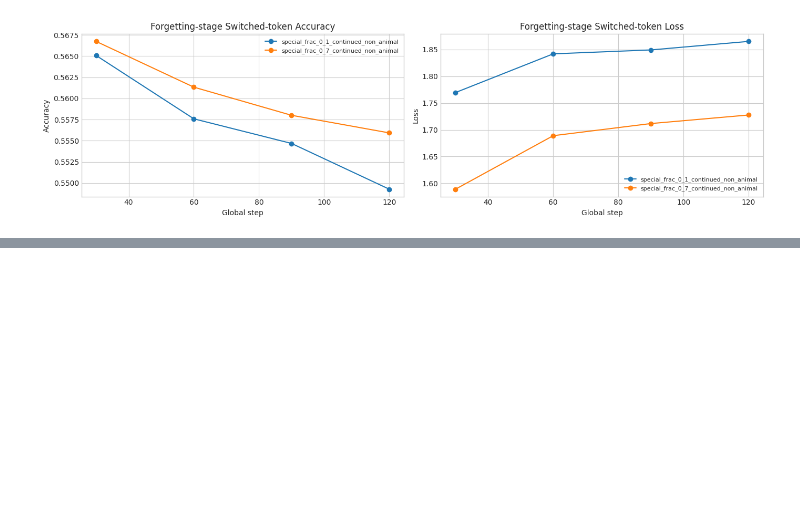
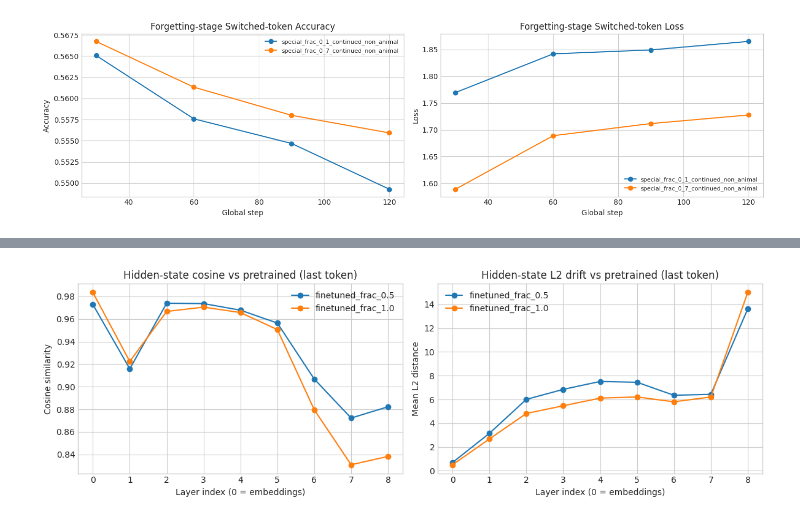
Before and after one commit to sunnyhoward/tinystoriesFT, a Jupyter notebook: analyze_experiment_results.ipynb, the cells around one changed output, grey strips where cells are left out. Cells and saved outputs as stored; diff of their text form; code cells hidden in the pictures; blank space fills up the shorter version.

```diff
--- a/analyze_experiment_results.ipynb
+++ b/analyze_experiment_results.ipynb
@@ -366,0 +621,91 @@ The man said, "Of course, Mia. But you have to be careful. Do you want to come i
+# %%
+# Interp 2: layer-wise hidden-state drift and output KL vs pretrained
+from transformers import AutoTokenizer
+
+probe_prompts = [
+    "Laura saw a lion in the garden and",
+    "Max and the dog walked to the river where",
+    "Tim told the rabbit that",
+    "At school, Mia learned that",
+    "The cat and the boy were playing when",
+    "One day, a tiger and a child",
+]
+
+# Robust tokenizer fallback (some model tokenizers can return 0-length encodings)
+analysis_tokenizer = tokenizer
+probe_test = analysis_tokenizer("hello world", return_tensors="pt")["input_ids"]
+if probe_test.shape[1] == 0:
+    analysis_tokenizer = AutoTokenizer.from_pretrained("EleutherAI/gpt-neo-125M", use_fast=True)
+    if analysis_tokenizer.pad_token is None:
+        analysis_tokenizer.pad_token = analysis_tokenizer.eos_token
+    print("Using fallback tokenizer for interp: EleutherAI/gpt-neo-125M")
+
+inputs = analysis_tokenizer(
+    probe_prompts,
+    return_tensors="pt",
+    padding=True,
+    truncation=True,
+    max_length=128,
+).to(device)
+
+if inputs["input_ids"].shape[1] == 0:
+    raise RuntimeError("Tokenization produced zero-length inputs; cannot run interp metrics.")
+
+with torch.no_grad():
+    out_pre = models["pretrained"](**inputs, output_hidden_states=True)
+    hs_pre = out_pre.hidden_states
+    logits_pre = out_pre.logits
+
+rows = []
+for model_name, model in models.items():
+    if model_name == "pretrained":
+        continue
+
+    with torch.no_grad():
+        out_cur = model(**inputs, output_hidden_states=True)
+        hs_cur = out_cur.hidden_states
+        logits_cur = out_cur.logits
+
+    # Hidden-state cosine by layer (last-token pooled over batch)
+    for layer_idx in range(len(hs_pre)):
+        pre_vec = hs_pre[layer_idx][:, -1, :].float()
+        cur_vec = hs_cur[layer_idx][:, -1, :].float()
+        cos = torch.nn.functional.cosine_similarity(pre_vec, cur_vec, dim=-1).mean().item()
+        l2 = torch.norm(cur_vec - pre_vec, dim=-1).mean().item()
+        rows.append({
+            "model": model_name,
+            "layer": layer_idx,
+            "cosine_last_token": cos,
+            "l2_last_token": l2,
+        })
+
+    # KL divergence on next-token distribution at last position
+    pre_last = logits_pre[:, -1, :].float()
+    cur_last = logits_cur[:, -1, :].float()
+    p = torch.softmax(pre_last, dim=-1)
+    q = torch.softmax(cur_last, dim=-1)
+    kl = (p * (torch.log(p + 1e-12) - torch.log(q + 1e-12))).sum(dim=-1).mean().item()
+    print(f"{model_name}: mean KL(pretrained || model) at last token = {kl:.6f}")
+
+hidden_df = pd.DataFrame(rows)
+display(hidden_df.head())
+
+fig, axes = plt.subplots(1, 2, figsize=(12, 4))
+for model_name, g in hidden_df.groupby("model"):
+    g = g.sort_values("layer")
+    axes[0].plot(g["layer"], g["cosine_last_token"], marker="o", label=model_name)
+    axes[1].plot(g["layer"], g["l2_last_token"], marker="o", label=model_name)
+
+axes[0].set_title("Hidden-state cosine vs pretrained (last token)")
+axes[0].set_xlabel("Layer index (0 = embeddings)")
+axes[0].set_ylabel("Cosine similarity")
+
+axes[1].set_title("Hidden-state L2 drift vs pretrained (last token)")
+axes[1].set_xlabel("Layer index (0 = embeddings)")
+axes[1].set_ylabel("Mean L2 distance")
+
+axes[0].legend()
+axes[1].legend()
+plt.tight_layout()
+plt.show()
+# %% [output]
@@ -366,0 +721 @@ The man said, "Of course, Mia. But you have to be careful. Do you want to come i
+[figure, added]
```
Also changed, not shown: parts of 13 cells of this notebook, 3 other files.
